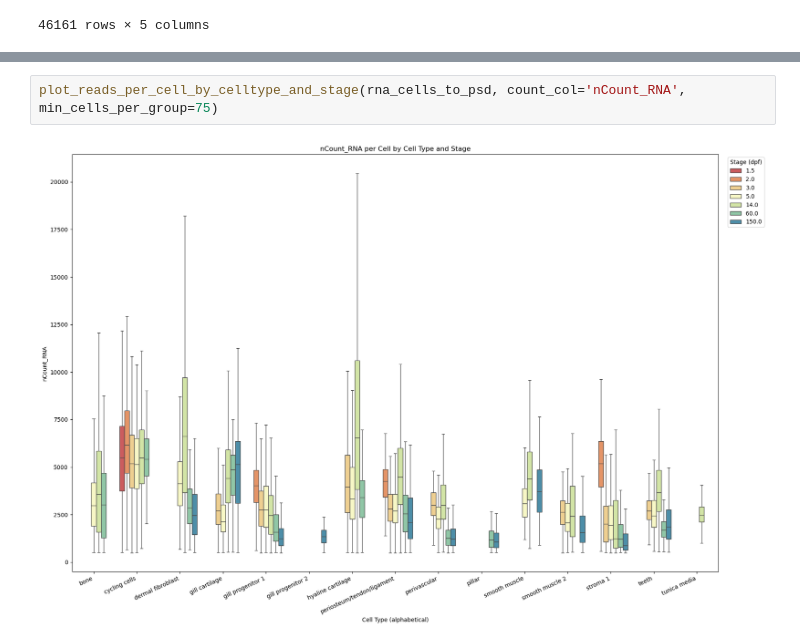
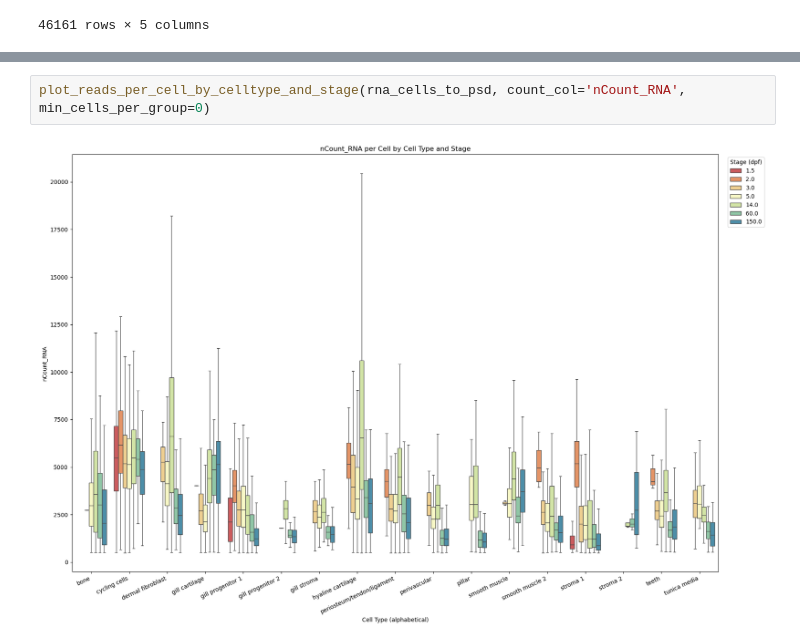
Before and after one commit to mourouzidou/zebrafish_development, a Jupyter notebook: notebooks/lifelong/prepare_ATAC_lifelong.ipynb, the cells around one changed output, grey strips where cells are left out. Drawn from its saved outputs; the diff is of its cells as text.

```diff
--- a/notebooks/lifelong/prepare_ATAC_lifelong.ipynb
+++ b/notebooks/lifelong/prepare_ATAC_lifelong.ipynb
@@ -166,4 +89,4 @@ plot_reads_per_cell_by_celltype_and_stage(rna_cells_to_psd, count_col='nCount_RN
 # %%
-plot_reads_per_cell_by_celltype_and_stage(rna_cells_to_psd, count_col='nCount_RNA', min_cells_per_group=75)
+plot_reads_per_cell_by_celltype_and_stage(rna_cells_to_psd, count_col='nCount_RNA', min_cells_per_group=0)
 # %% [output]
-[figure, old version]
+[figure, new version]
```
Also changed, not shown: parts of 21 cells of this notebook.
